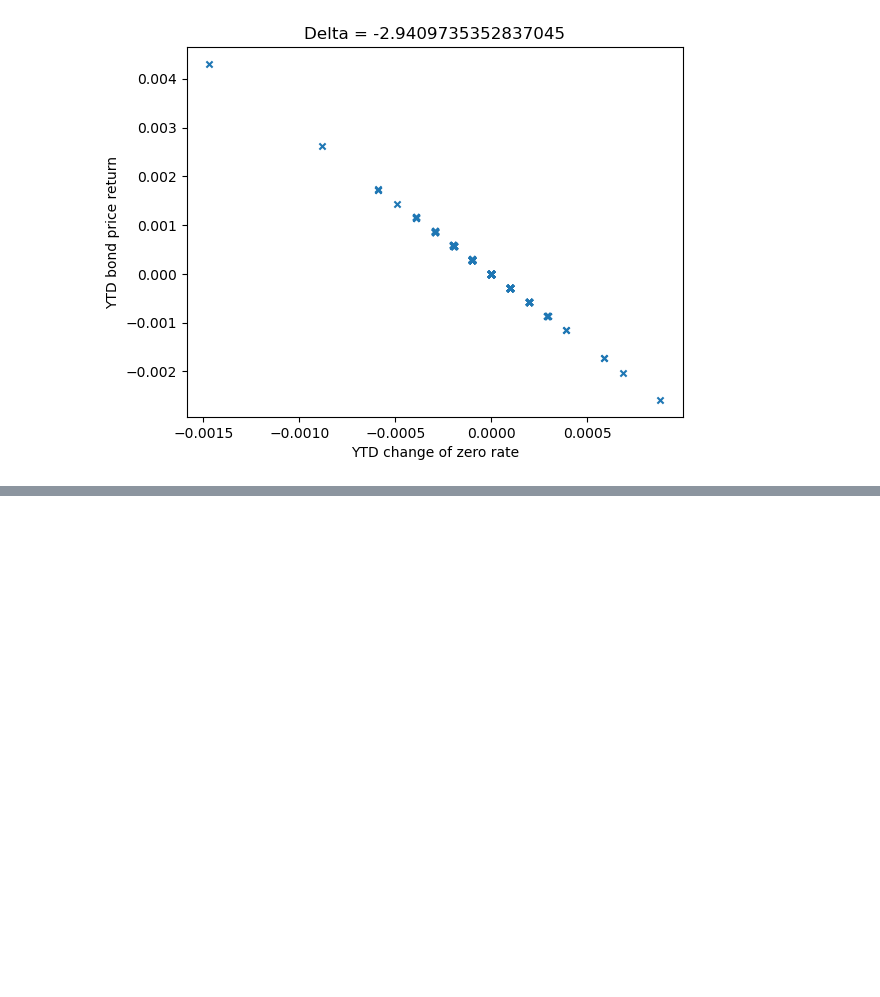
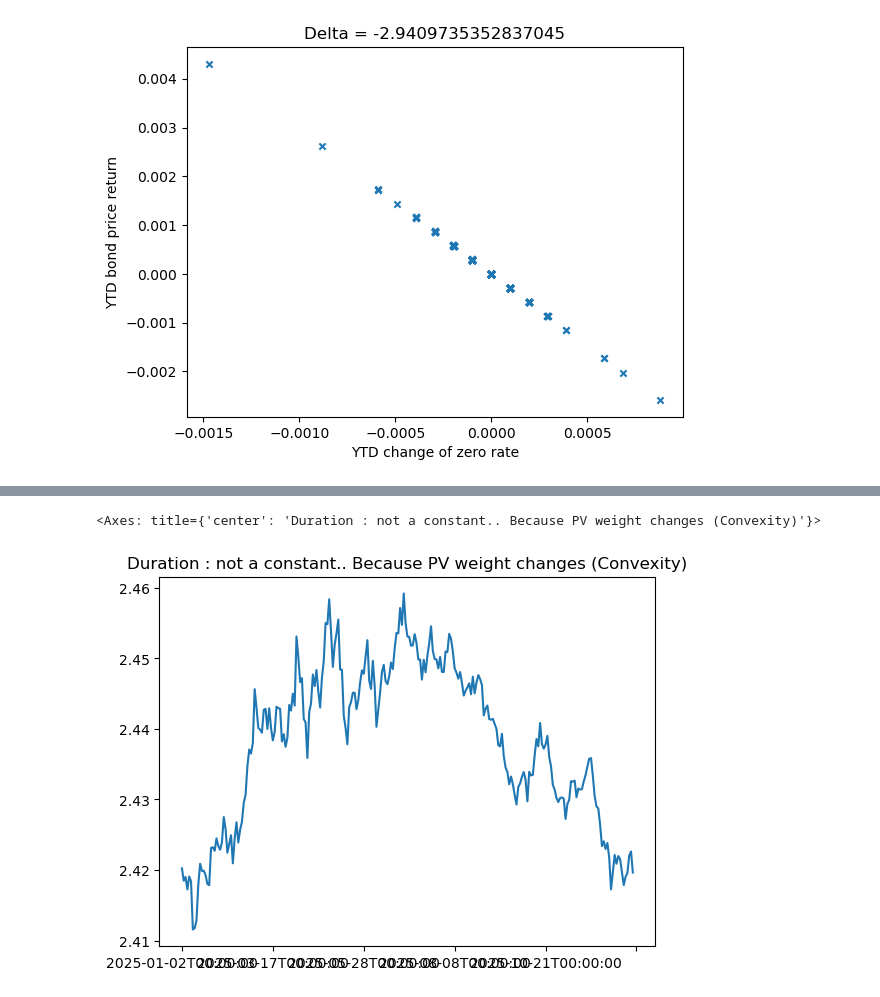
Before and after one commit to Thessal/derivatives, a Jupyter notebook: bond/x04_duration.ipynb, the cells around one changed output, grey strips where cells are left out. Saved outputs shown, nothing was run; the diff lists cells and outputs as text; code cells hidden in the pictures; blank space fills up the shorter version.

Commit message:
Macaulay duration and modified duration

```diff
--- a/bond/x04_duration.ipynb
+++ b/bond/x04_duration.ipynb
@@ -198,3 +215,14 @@ So the duration is linear approximation for infinitesimal change of bond price o
 But it is first-order approximation, and we also need to look at the second-order.
 
 That is the point where we have to think convexity.
+# %%
+# duration is measure of T over PV space
+terms = pd.Series(df_zero_rates.columns, index=df_zero_rates.columns)
+bond_yield = df_zero_rates.iloc[:,-1]# YTM
+cashflows = [3, 3, 3, 3, 3, 103]
+discounts = np.exp( - pd.DataFrame(np.outer(bond_yield, terms), index = bond_yield.index, columns = terms.index))
+duration = ( cashflows * terms * discounts ) .sum(axis=1) /  df_bond_price
+duration.plot(title="Duration : not a constant.. Because PV weight changes (Convexity)")
+# %% [output]
+<Axes: title={'center': 'Duration : not a constant.. Because PV weight changes (Convexity)'}>
+[figure, added]
```
Also changed, not shown: parts of 2 cells of this notebook.
